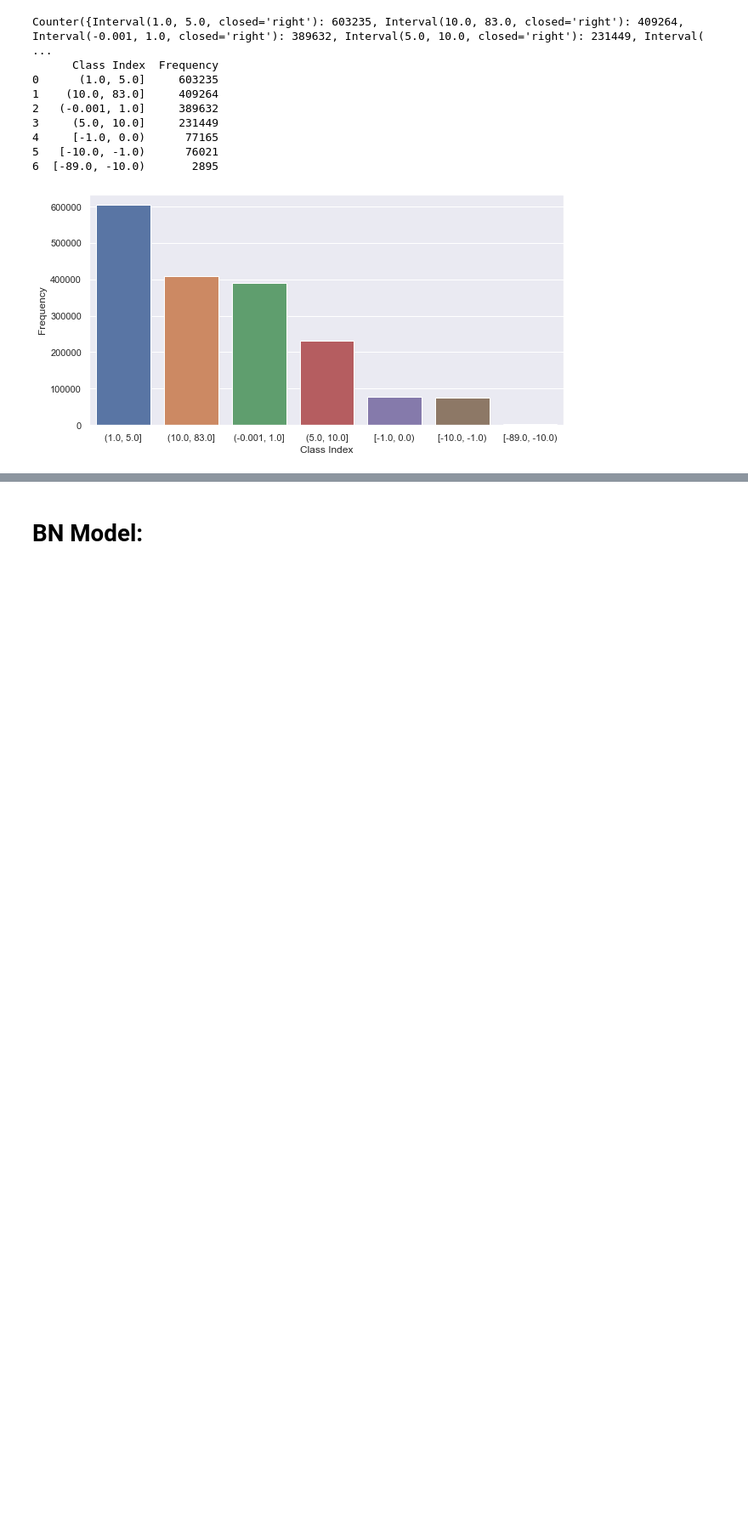
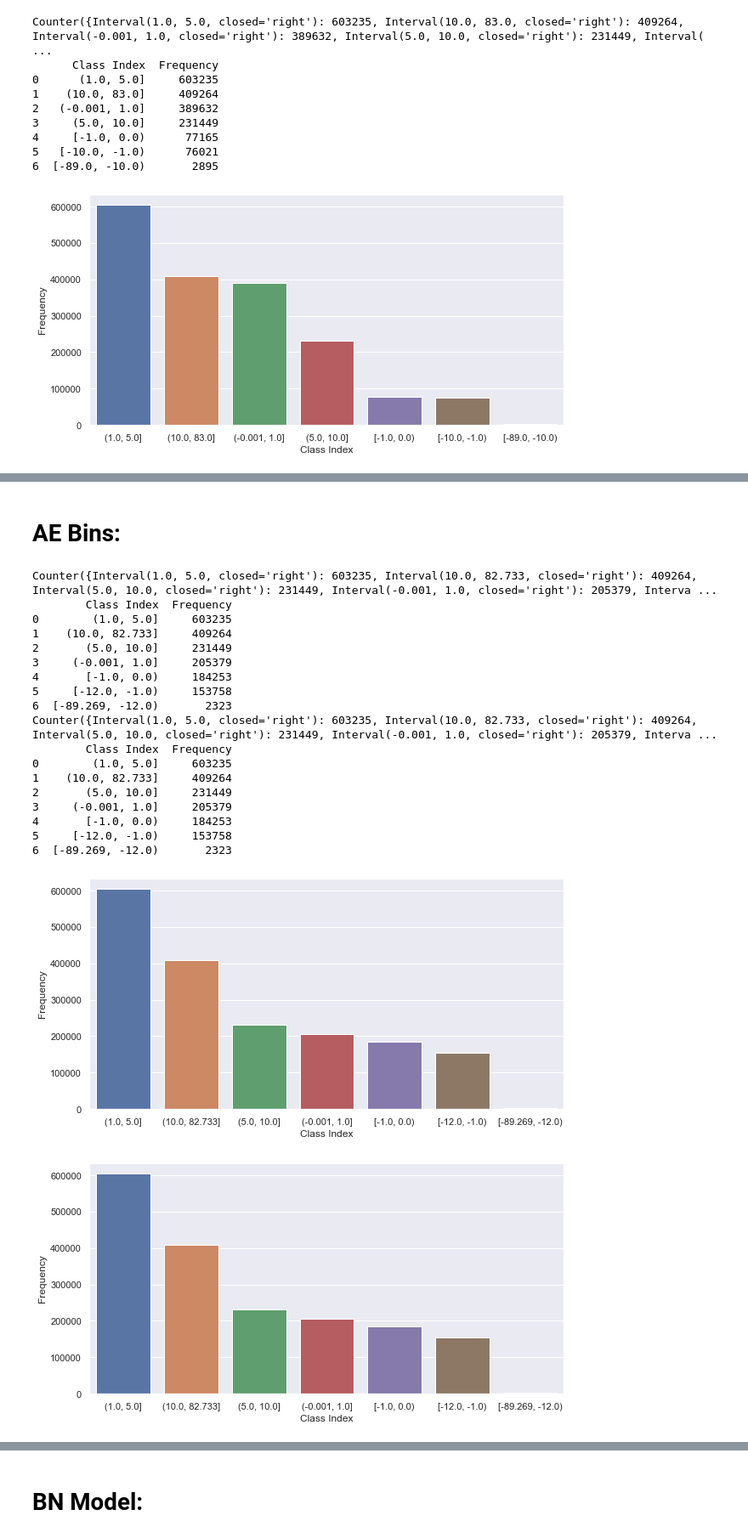
Before and after one commit to sashanksilwal/CRSLR, a Jupyter notebook: Final-Code/Merged-Code-Farah.ipynb, the cells around one changed output, grey strips where cells are left out. Shown at 85% size. Cells and saved outputs as stored; diff of their text form; code cells hidden in the pictures; blank space fills up the shorter version.

```diff
--- a/Final-Code/Merged-Code-Farah.ipynb
+++ b/Final-Code/Merged-Code-Farah.ipynb
@@ -580,0 +595,2 @@ See the caveats in the documentation: https://pandas.pydata.org/pandas-docs/stab
+# %% [markdown]
+# AE Bins:
@@ -580,0 +610,20 @@ See the caveats in the documentation: https://pandas.pydata.org/pandas-docs/stab
+# %%
+# Step 2: Find min and max values for each df:
+# Mitigation df:
+min_mit = mitigation_df.AE_Values.min()
+max_mit = mitigation_df.AE_Values.max()
+# Intermediate df:
+min_inter = inter_df.AE_Values.min()
+max_inter = inter_df.AE_Values.max()
+# Intermediate-High df:
+min_inter_high = inter_high_df.AE_Values.min()
+max_inter_high = inter_high_df.AE_Values.max()
+# High df:
+min_high = high_df.AE_Values.min()
+max_high = high_df.AE_Values.max()
+# %%
+# Step 3: Create Intervals for each df:
+# intervals are for all slr data frame:
+interval_0_mit = pd.cut(x=mitigation_df['AE_Values'], bins=[1, 5, 10, max_mit])
+interval_1_mit = pd.cut(x=mitigation_df['AE_Values'], bins=[min_mit, -12, -1, 0], right=False)
+interval_2_mit = pd.cut(x=mitigation_df['AE_Values'], bins=[0, 1], include_lowest=True)
@@ -580,0 +679,54 @@ See the caveats in the documentation: https://pandas.pydata.org/pandas-docs/stab
+# %%
+# Step 5: Plotting the Size of Each Interval:
+# Mitigation df:
+size = collections.Counter(mitigation_df.Intervals)
+print(size)
+
+d_table_mit = pd.value_counts(mitigation_df.Intervals).to_frame(name='Frequency')
+d_table_mit = d_table_mit.reset_index()
+d_table_mit = d_table_mit.rename(columns={'index': 'Class Index'})
+fig, ax = plt.subplots(figsize=(10, 5))
+sns.barplot(x="Class Index", y="Frequency", data=d_table_mit, label="Size of Each Class", ax=ax)
+print(d_table_mit)
+
+# Intermediate df:
+d_table_inter = pd.value_counts(inter_df.Intervals).to_frame(name='Frequency')
+d_table_inter = d_table_inter.reset_index()
+d_table_inter = d_table_inter.rename(columns={'index': 'Class Index'})
+
+# Intermediate-High df:
+d_table_inter_high = pd.value_counts(inter_high_df.Intervals).to_frame(name='Frequency')
+d_table_inter_high = d_table_inter_high.reset_index()
+d_table_inter_high = d_table_inter_high.rename(columns={'index': 'Class Index'})
+
+# High df:
+size = collections.Counter(high_df.Intervals)
+print(size)
+
+d_table_high = pd.value_counts(high_df.Intervals).to_frame(name='Frequency')
+d_table_high = d_table_high.reset_index()
+d_table_high = d_table_high.rename(columns={'index': 'Class Index'})
+fig, ax = plt.subplots(figsize=(10, 5))
+sns.barplot(x="Class Index", y="Frequency", data=d_table_high, label="Size of Each Class", ax=ax)
+print(d_table_high)
+# %% [output]
+Counter({Interval(1.0, 5.0, closed='right'): 603235, Interval(10.0, 82.733, closed='right'): 409264, Interval(5.0, 10.0, closed='right'): 231449, Interval(-0.001, 1.0, closed='right'): 205379, Interva ...
+        Class Index  Frequency
+0        (1.0, 5.0]     603235
+1    (10.0, 82.733]     409264
+2       (5.0, 10.0]     231449
+3     (-0.001, 1.0]     205379
+4       [-1.0, 0.0)     184253
+5     [-12.0, -1.0)     153758
+6  [-89.269, -12.0)       2323
+Counter({Interval(1.0, 5.0, closed='right'): 603235, Interval(10.0, 82.733, closed='right'): 409264, Interval(5.0, 10.0, closed='right'): 231449, Interval(-0.001, 1.0, closed='right'): 205379, Interva ...
+        Class Index  Frequency
+0        (1.0, 5.0]     603235
+1    (10.0, 82.733]     409264
+2       (5.0, 10.0]     231449
+3     (-0.001, 1.0]     205379
+4       [-1.0, 0.0)     184253
+5     [-12.0, -1.0)     153758
+6  [-89.269, -12.0)       2323
+[figure, added]
+[figure, added]
```
Also changed, not shown: parts of 34 cells of this notebook.
